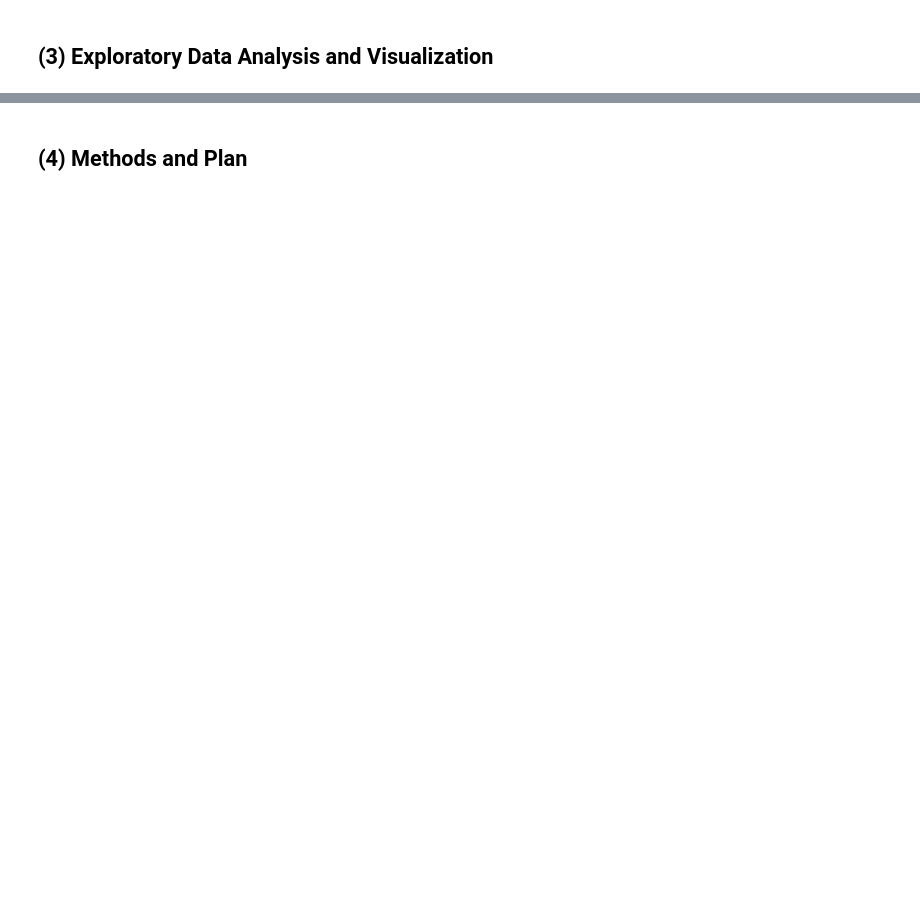
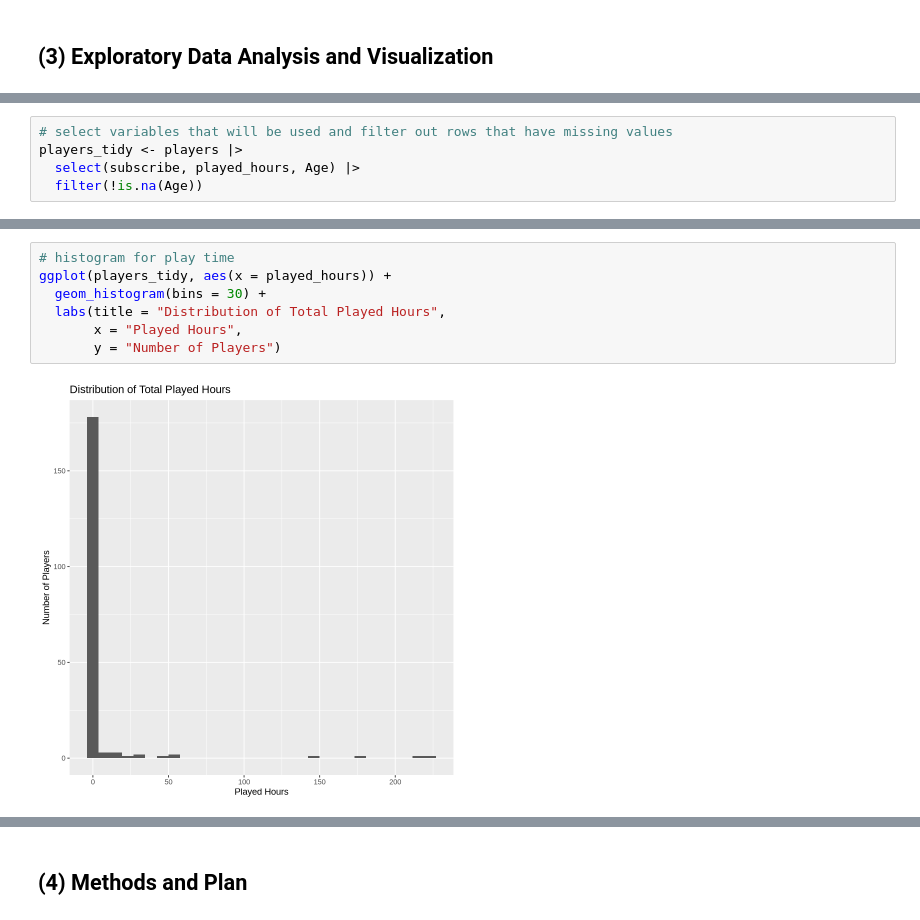
Before and after one commit to Renny7328/dsci-100-2025w1-group-6, a Jupyter notebook: project_planning.ipynb, the cells around one changed output, grey strips where cells are left out. Saved outputs shown, nothing was run; the diff lists cells and outputs as text; blank space fills up the shorter version.

```diff
--- a/project_planning.ipynb
+++ b/project_planning.ipynb
@@ -177,0 +188,5 @@ A spec_tbl_df: 1535 × 5
+# %%
+# select variables that will be used and filter out rows that have missing values
+players_tidy <- players |>
+  select(subscribe, played_hours, Age) |>
+  filter(!is.na(Age))
@@ -177,0 +200,9 @@ A spec_tbl_df: 1535 × 5
+# %%
+# histogram for play time
+ggplot(players_tidy, aes(x = played_hours)) +
+  geom_histogram(bins = 30) +
+  labs(title = "Distribution of Total Played Hours",
+       x = "Played Hours",
+       y = "Number of Players")
+# %% [output]
+[figure, added]
```
Also changed, not shown: parts of 12 cells of this notebook.
